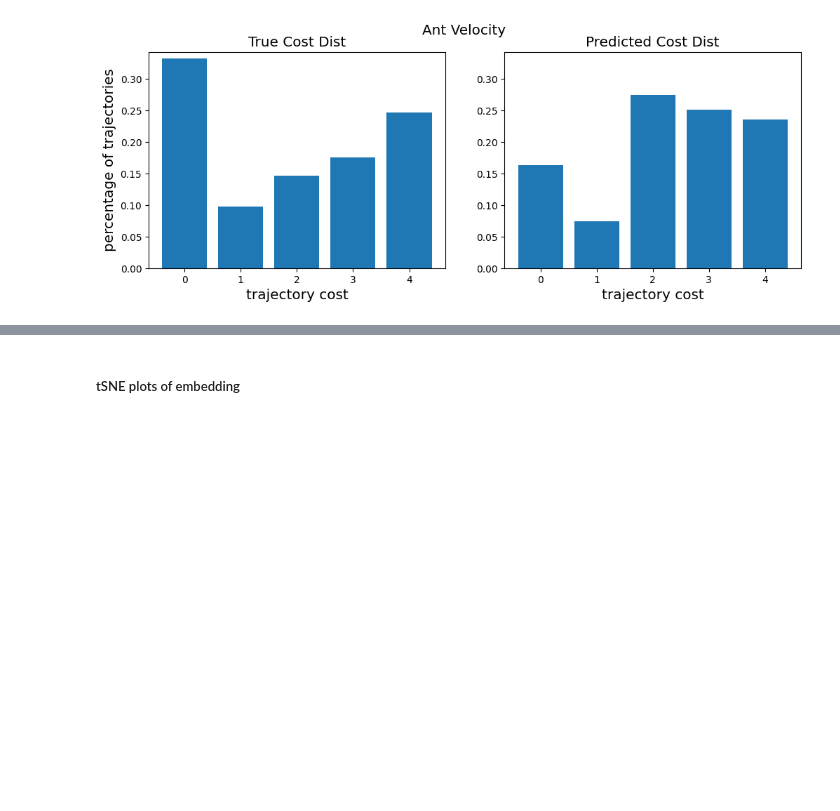
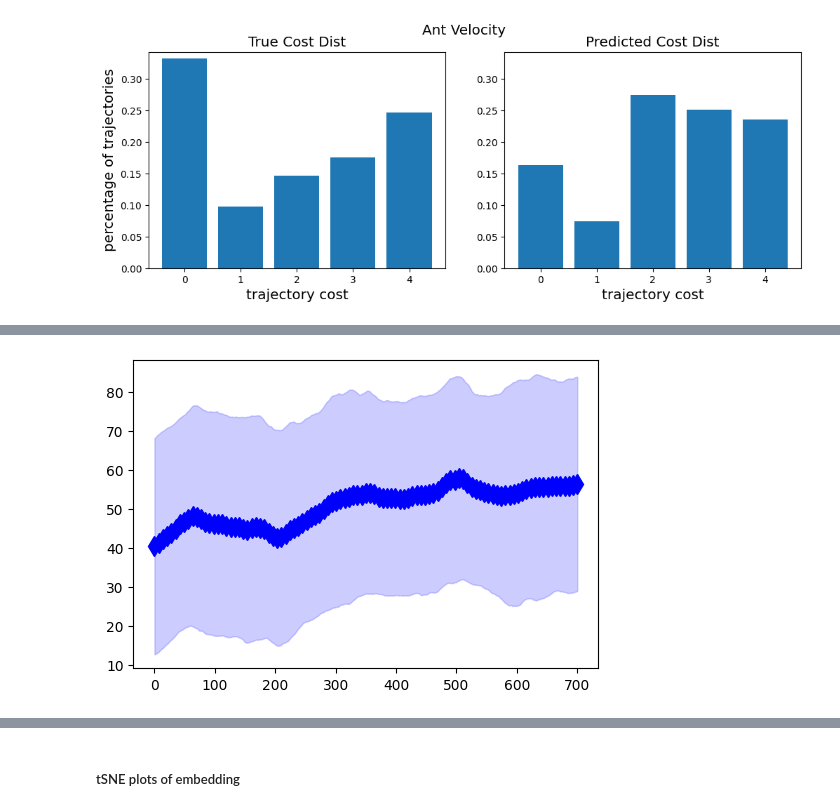
Before and after one commit to returaj/offline_mpc, a Jupyter notebook: dsrl_model/notebooks/check_cost_model.ipynb, the cells around one changed output, grey strips where cells are left out. Cells and saved outputs as stored; diff of their text form; code cells hidden in the pictures; blank space fills up the shorter version.

```diff
--- a/dsrl_model/notebooks/check_cost_model.ipynb
+++ b/dsrl_model/notebooks/check_cost_model.ipynb
@@ -282,6 +306,17 @@ def light_color(color, amount=0.5):
     rgb = mcolors.to_rgb(c)  # convert to RGB format
     light_color = [(1 - amount) * channel + amount for channel in rgb]  # blend with white
     return light_color
+
+
+def plot_line(xmean, xstd=None, label=None):
+    fig, ax = plt.subplots(figsize=(6, 4))
+    timestep = np.arange(xmean.shape[0])
+    ax.plot(timestep, xmean, color='blue', lw=4.3, label=label,
+            linestyle='--', marker='d', markevery=7, markersize=10)
+
+    if xstd is not None:
+        xl, xu = xmean - xstd, xmean + xstd
+        ax.fill_between(timestep, xl, xu, color=light_color('blue'), alpha=0.4)
 
 
 def plot_pred_cost_trajectories(pred_traj_cost, bins, task_name):
@@ -617,0 +679,10 @@ del pred_traj_cost, traj_reward, true_traj_cost, data
+# %%
+def get_dist(arr, hz=None):
+    ret_arr = []
+    for a in arr:
+        ret_arr.append(running_sum_horizon(a, hz))
+    return np.mean(ret_arr, axis=0), np.std(ret_arr, axis=0)
+# %%
+plot_line(*get_dist(neg_data["costs"], hz=300))
+# %% [output]
+[figure, added]
```
Also changed, not shown: parts of 8 cells of this notebook.
